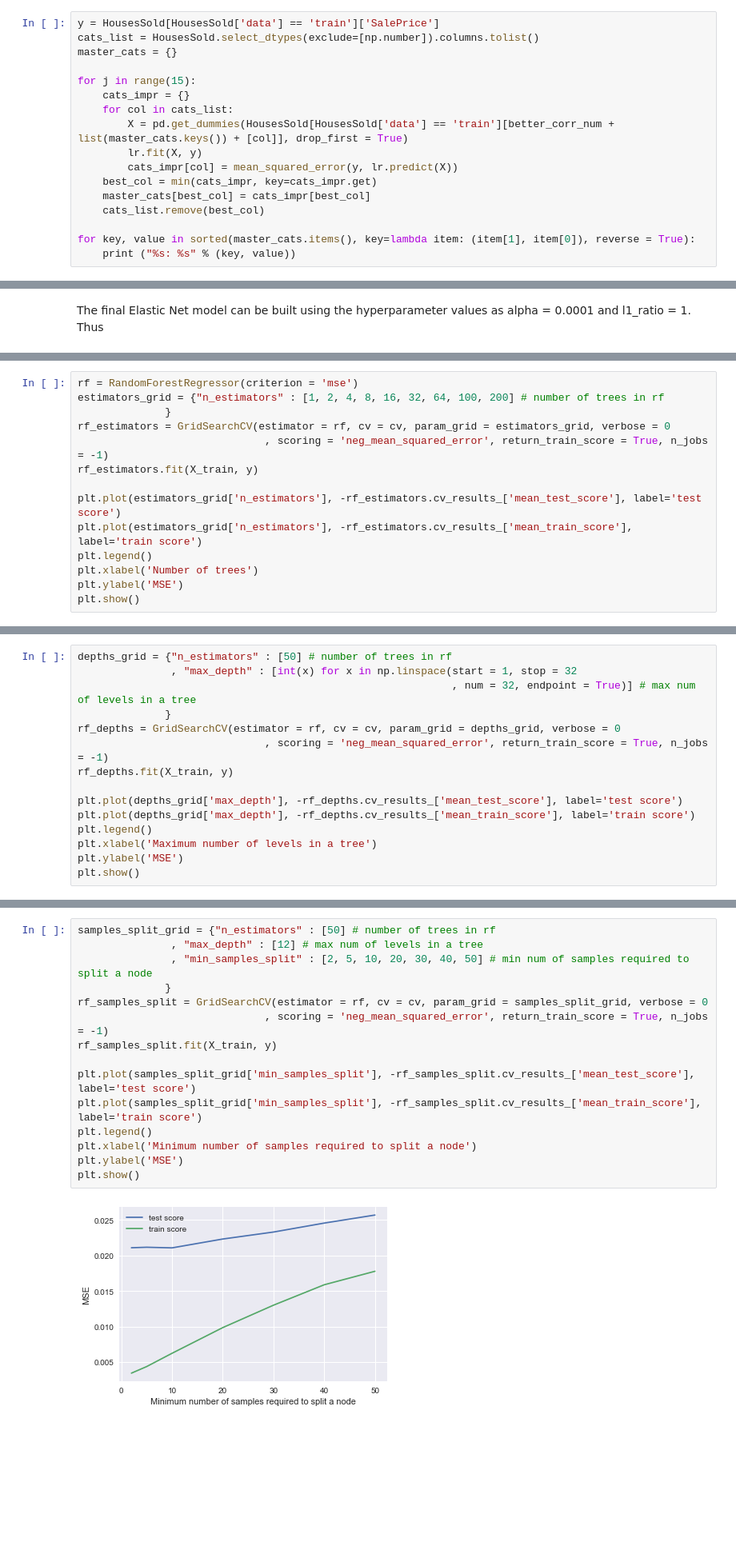
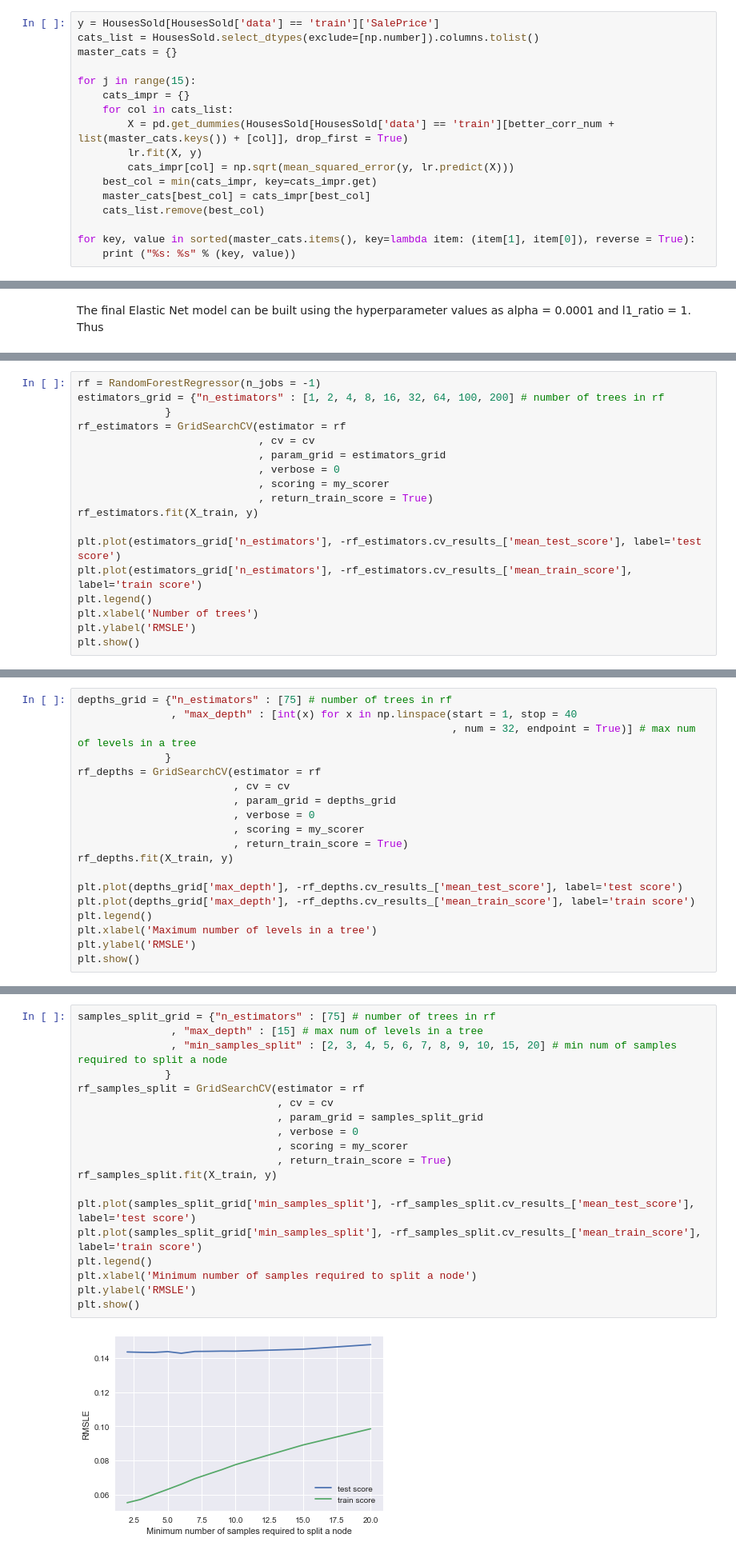
Before and after one commit to amjadfarman/HousePrices, a Jupyter notebook: house_prices.ipynb, the cells around one changed output, grey strips where cells are left out. Shown at 80% size. Cells and saved outputs as stored; diff of their text form; blank space fills up the shorter version.

```diff
--- a/house_prices.ipynb
+++ b/house_prices.ipynb
@@ -196,7 +198,7 @@ for j in range(15):
     for col in cats_list:
         X = pd.get_dummies(HousesSold[HousesSold['data'] == 'train'][better_corr_num + list(master_cats.keys()) + [col]], drop_first = True)
         lr.fit(X, y)
-        cats_impr[col] = mean_squared_error(y, lr.predict(X))
+        cats_impr[col] = np.sqrt(mean_squared_error(y, lr.predict(X)))
     best_col = min(cats_impr, key=cats_impr.get)
     master_cats[best_col] = cats_impr[best_col]
     cats_list.remove(best_col)
@@ -358,17 +373,21 @@ Let use fit and tune a randome forest model on this data and see how that perfor
 #### `n_estimators`
 This is the first hyperparameter that we would like to tune for the random forest model. We will try a sequence of this hyperparameter and observe the performance of the models built with each of these values of the `n_estimators` on the test sets as chosen in the cross validation splits above.
 # %%
-rf = RandomForestRegressor(criterion = 'mse')
+rf = RandomForestRegressor(n_jobs = -1)
 estimators_grid = {"n_estimators" : [1, 2, 4, 8, 16, 32, 64, 100, 200] # number of trees in rf
               }
-rf_estimators = GridSearchCV(estimator = rf, cv = cv, param_grid = estimators_grid, verbose = 0
-                              , scoring = 'neg_mean_squared_error', return_train_score = True, n_jobs = -1)
+rf_estimators = GridSearchCV(estimator = rf
+                             , cv = cv
+                             , param_grid = estimators_grid
+                             , verbose = 0
+                             , scoring = my_scorer
+                             , return_train_score = True)
 rf_estimators.fit(X_train, y)
 
 plt.plot(estimators_grid['n_estimators'], -rf_estimators.cv_results_['mean_test_score'], label='test score')
 plt.plot(estimators_grid['n_estimators'], -rf_estimators.cv_results_['mean_train_score'], label='train score')
 plt.legend()
 plt.xlabel('Number of trees')
-plt.ylabel('MSE')
+plt.ylabel('RMSLE')
 plt.show()
 # %% [output]
@@ -378,18 +397,22 @@ It is evident from these results that the learning curve becomes almost flat aft
 #### `max_depth`
  We will now experiment to pick the best `max_depth` parameter.
 # %%
-depths_grid = {"n_estimators" : [50] # number of trees in rf
-               , "max_depth" : [int(x) for x in np.linspace(start = 1, stop = 32
+depths_grid = {"n_estimators" : [75] # number of trees in rf
+               , "max_depth" : [int(x) for x in np.linspace(start = 1, stop = 40
                                                             , num = 32, endpoint = True)] # max num of levels in a tree
               }
-rf_depths = GridSearchCV(estimator = rf, cv = cv, param_grid = depths_grid, verbose = 0
-                              , scoring = 'neg_mean_squared_error', return_train_score = True, n_jobs = -1)
+rf_depths = GridSearchCV(estimator = rf
+                         , cv = cv
+                         , param_grid = depths_grid
+                         , verbose = 0
+                         , scoring = my_scorer
+                         , return_train_score = True)
 rf_depths.fit(X_train, y)
 
 plt.plot(depths_grid['max_depth'], -rf_depths.cv_results_['mean_test_score'], label='test score')
 plt.plot(depths_grid['max_depth'], -rf_depths.cv_results_['mean_train_score'], label='train score')
 plt.legend()
 plt.xlabel('Maximum number of levels in a tree')
-plt.ylabel('MSE')
+plt.ylabel('RMSLE')
 plt.show()
 # %% [output]
@@ -399,20 +422,24 @@ We will pick `max_depth` = 12 because after that the learning curve is almost fl
 #### `min_samples_split`
 This is the next hyperparameter we would like to tune.
 # %%
-samples_split_grid = {"n_estimators" : [50] # number of trees in rf
-               , "max_depth" : [12] # max num of levels in a tree
-               , "min_samples_split" : [2, 5, 10, 20, 30, 40, 50] # min num of samples required to split a node
+samples_split_grid = {"n_estimators" : [75] # number of trees in rf
+               , "max_depth" : [15] # max num of levels in a tree
+               , "min_samples_split" : [2, 3, 4, 5, 6, 7, 8, 9, 10, 15, 20] # min num of samples required to split a node
               }
-rf_samples_split = GridSearchCV(estimator = rf, cv = cv, param_grid = samples_split_grid, verbose = 0
-                              , scoring = 'neg_mean_squared_error', return_train_score = True, n_jobs = -1)
+rf_samples_split = GridSearchCV(estimator = rf
+                                , cv = cv
+                                , param_grid = samples_split_grid
+                                , verbose = 0
+                                , scoring = my_scorer
+                                , return_train_score = True)
 rf_samples_split.fit(X_train, y)
 
 plt.plot(samples_split_grid['min_samples_split'], -rf_samples_split.cv_results_['mean_test_score'], label='test score')
 plt.plot(samples_split_grid['min_samples_split'], -rf_samples_split.cv_results_['mean_train_score'], label='train score')
 plt.legend()
 plt.xlabel('Minimum number of samples required to split a node')
-plt.ylabel('MSE')
+plt.ylabel('RMSLE')
 plt.show()
 # %% [output]
-[figure, old version]
+[figure, new version]
 # %% [markdown]
```
Also changed, not shown: parts of 33 cells of this notebook, 1 other file.
